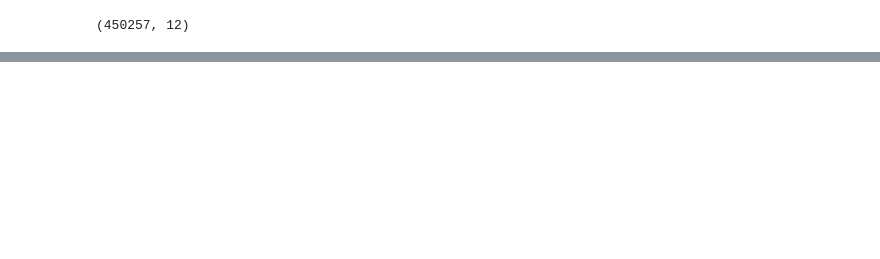
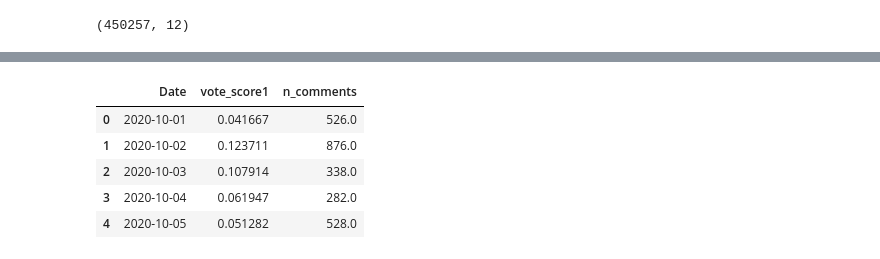
Before and after one commit to lucisaldanha/GME_project, a Jupyter notebook: report.ipynb, the cells around one changed output, grey strips where cells are left out. Saved outputs shown, nothing was run; the diff lists cells and outputs as text; code cells hidden in the pictures; blank space fills up the shorter version.

```diff
--- a/report.ipynb
+++ b/report.ipynb
@@ -627,0 +568,9 @@ model_two_merged
+# %%
+results_sa_three.head()
+# %% [output]
+|  | Date | vote_score1 | n_comments |
+| 0 | 2020-10-01 | 0.041667 | 526.0 |
+| 1 | 2020-10-02 | 0.123711 | 876.0 |
+| 2 | 2020-10-03 | 0.107914 | 338.0 |
+| 3 | 2020-10-04 | 0.061947 | 282.0 |
+| 4 | 2020-10-05 | 0.051282 | 528.0 |
```
Also changed, not shown: parts of 56 cells of this notebook, 2 other files.
